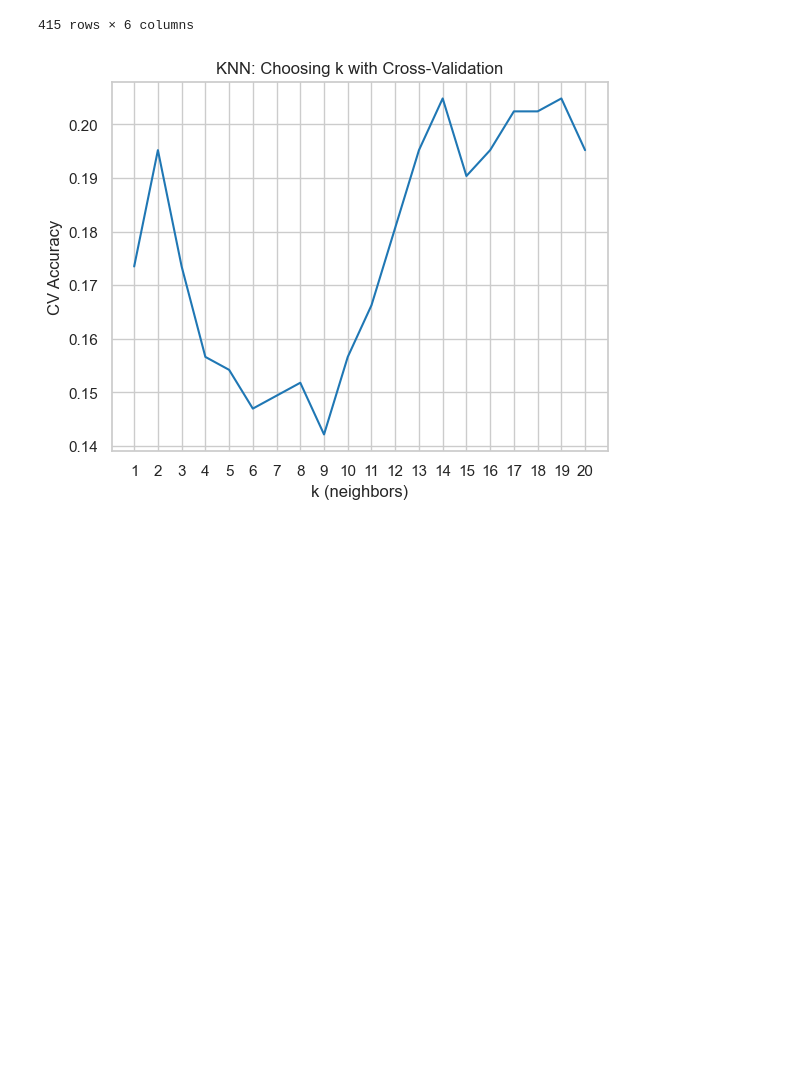
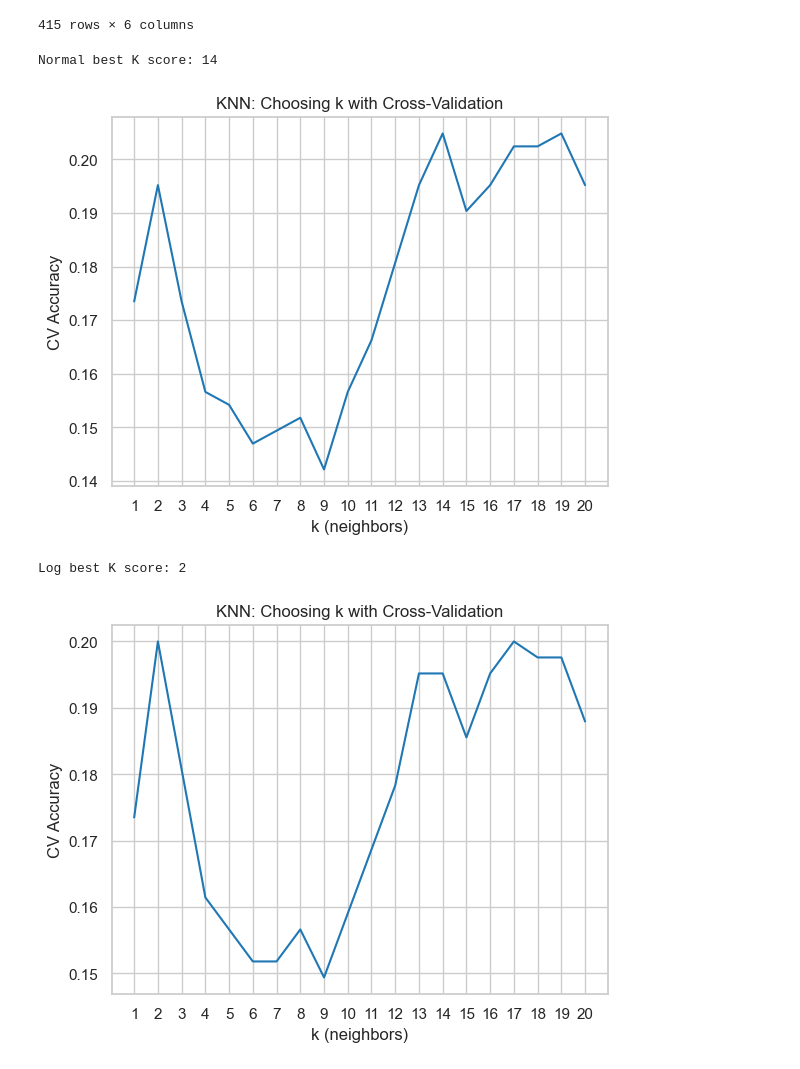
Before and after one commit to richardayikwei/fit_bit_analysis, a Jupyter notebook: scripts/KNN_model.ipynb, the cells around one changed output. Drawn from its saved outputs; the diff is of its cells as text; code cells hidden in the pictures; blank space fills up the shorter version.

Commit message:
did log and normal prediction

```diff
--- a/scripts/KNN_model.ipynb
+++ b/scripts/KNN_model.ipynb
@@ -26,28 +27,54 @@ data
 | 414 | 8877689391 | 2016-04-12 | 2350 | 7.762596 | 1 | 1 |
 415 rows × 6 columns
 # %%
-X = data.drop(columns=['Id','ActivityDate','LogTotalSteps','Day']).values
+X_normal = data.drop(columns=['Id','ActivityDate','LogTotalSteps','Day','NoExercise']).values
 y = data['Day'].values
+# %%
+X_log = data.drop(columns=['Id','ActivityDate','TotalSteps','Day','NoExercise']).values
+# %%
+def simulation(type,X,y):
+    '''Dispaly a chart showing the perfromance of the data
+
+    Args:
+        type (str) : The type of X variable being passed
+        X (list): list of intergers
+        y (list): list of intergers
+
+    Return:
+        int : the K best score
+    '''
+    k_range = range(1,21)
+
+    cv_scores = []
+
+    for k in k_range:
+        knn = KNeighborsClassifier(n_neighbors=k)
+        score = cross_val_score(knn,X,y,cv=5)
+        cv_scores.append(score.mean())
+
+    k_range_cv_scores = pd.DataFrame({'k_range': k_range,'cv_scores':cv_scores})\
+    .sort_values('cv_scores',ascending=False).reset_index(drop=True)
+
+    k_best = k_range_cv_scores.loc[0,'k_range']
+
+    print(f'{type} best K score: {k_best}')
+
+    plt.plot(k_range, cv_scores)
+    plt.xticks(range(1,21))
+    plt.xlabel('k (neighbors)')
+    plt.ylabel('CV Accuracy')
+    plt.title('KNN: Choosing k with Cross-Validation')
+    plt.grid(True)
+    plt.show()
+
+    return k_best
 # %%
-k_range = range(1,21)
-
-cv_scores = []
-
-for k in k_range:
-    knn = KNeighborsClassifier(n_neighbors=k)
-    score = cross_val_score(knn,X,y,cv=5)
-    cv_scores.append(score.mean())
-
-k_range_cv_scores = pd.DataFrame({'k_range': k_range,'cv_scores':cv_scores}).sort_values('cv_scores',ascending=False).reset_index(drop=True)
-
-k_best = k_range_cv_scores.loc[0,'k_range']
-
-plt.plot(k_range, cv_scores)
-plt.xticks(range(1,21))
-plt.xlabel('k (neighbors)')
-plt.ylabel('CV Accuracy')
-plt.title('KNN: Choosing k with Cross-Validation')
-plt.grid(True)
-plt.show()
+k_best_normal = simulation('Normal',X_normal,y)
 # %% [output]
+Normal best K score: 14
 [figure]
+# %%
+k_best_log = simulation('Log',X_log,y)
+# %% [output]
+Log best K score: 2
+[figure, added]
```
Also changed, not shown: parts of 6 cells of this notebook.
